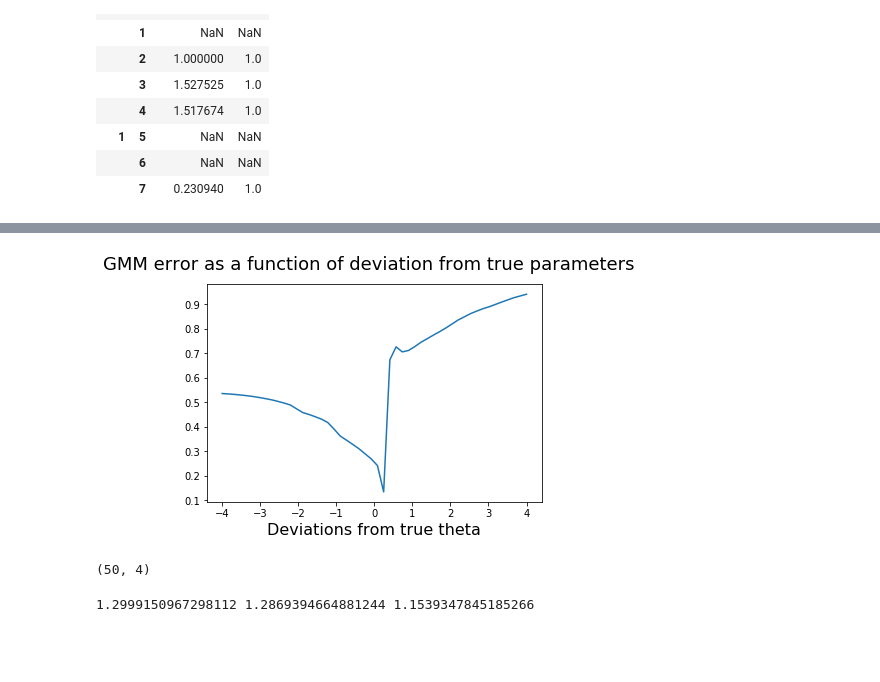
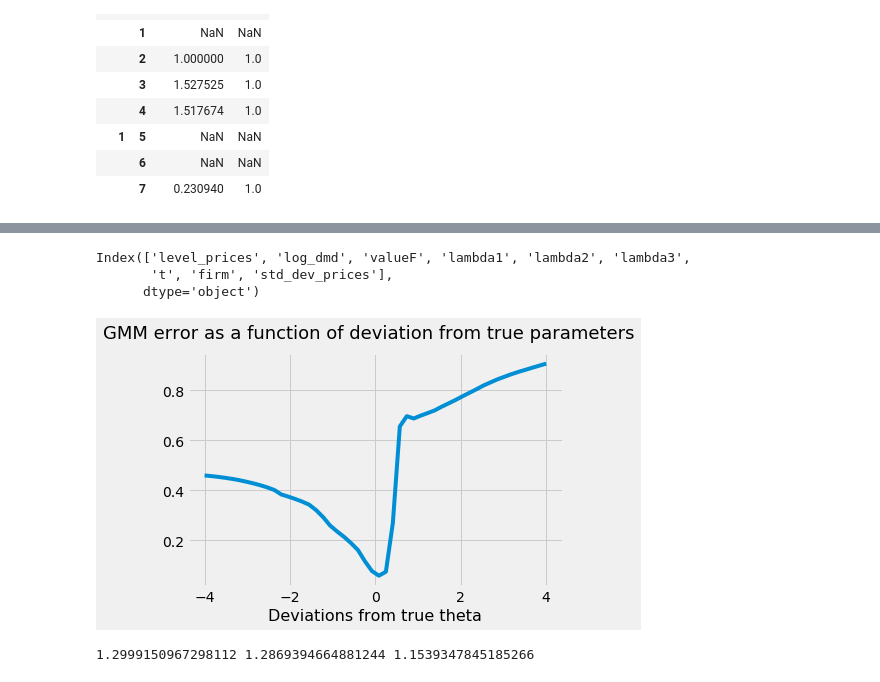
Before and after one commit to cdagnino/LearningModels, a Jupyter notebook: Notebooks/GMM_gym.ipynb, the cells around one changed output, grey strips where cells are left out. Saved outputs shown, nothing was run; the diff lists cells and outputs as text; code cells hidden in the pictures; blank space fills up the shorter version.

```diff
--- a/Notebooks/GMM_gym.ipynb
+++ b/Notebooks/GMM_gym.ipynb
@@ -126,18 +87,20 @@ lambdas_ext = src.generate_simplex_3dims(n_per_dim=
 #Interpolate policy (level price). valueF is already a function
 policyF = src.interpolate_wguess(lambdas_ext, policy)
 # %%
+dmd_shocks = src.generate_dmd_shocks(n=Nfirms, t=time_periods, dmd_σϵ=src.const.σ_ɛ)
+
 def many_runs(nfirms, **kwargs):
     dfs = []
     for firm_i in range(nfirms):
         df = src.simulate_one_firm(valueF, policyF,
-                                   maxt=time_periods,
-                                   lambda0=lambdas0[firm_i], **kwargs)
+                                   dmd_shocks=dmd_shocks[firm_i, :],
+                                   prior_shock=prior_shocks[firm_i],
+                                   x=xs[firm_i], θ=betas, **kwargs)
         df['firm'] = firm_i
         dfs.append(df)
 
     return pd.concat(dfs, axis=0)
 
-
 df = many_runs(Nfirms)
 # %% [markdown]
 ## Estimating $\theta$
@@ -183,10 +146,14 @@ std_devs = (df.groupby('firm').level_prices.rolling(window=4, min=3)
 df = pd.merge(df, std_devs, on=['firm', 't'], how='left')
 # %%
 
-def generate_mean_std_pricing_decisions(policyF, lambda0, min_periods=3):
+
+def generate_mean_std_pricing_decisions(policyF, lambdas_at_0, min_periods=3):
+    """
+    Lambdas0: starting priors for each of the N firms
+    """
     pricing_decision_dfs = []
-    for firm in df.firm.unique():
-        prices = src.generate_pricing_decisions(policyF, lambda0,
+    for i, firm in enumerate(df.firm.unique()):
+        prices = src.generate_pricing_decisions(policyF, lambdas_at_0[i],
                                        df[df.firm == firm].log_dmd.values)
         pricing_decision_dfs.append(pd.DataFrame({'level_prices': prices,
                                     'firm': np.repeat(firm, len(prices))
@@ -205,7 +172,8 @@ def generate_mean_std_pricing_decisions(policyF, lambda0, min_periods=3):
 
 
 
-avers = generate_mean_std_pricing_decisions(policyF, np.array([0.2, 0.6, 0.2]))
+avers = generate_mean_std_pricing_decisions(policyF, lambdas_at_0=lambdas0)
+plt.style.use('fivethirtyeight')
 plt.plot(avers)
 # %% [output]
 [<matplotlib.lines.Line2D at 0x...>]
@@ -213,48 +181,63 @@ plt.plot(avers)
+# %%
+df.columns
+# %% [output]
+Index(['level_prices', 'log_dmd', 'valueF', 'lambda1', 'lambda2', 'lambda3',
+       't', 'firm', 'std_dev_prices'],
+      dtype='object')
 # %%
-def std_moments_error(θ: np.ndarray, policyF, x, observed_log_dmd,
-                      mean_std_observed_prices, min_periods=3) -> float:
+#@njit()
+def from_theta_to_lambda_for_all_firms(θ, xs, prior_shocks=prior_shocks):
+    nfirms = len(xs)
+    lambdas0 = np.empty((nfirms, 3))
+    for firm_i in range(nfirms):
+        lambdas0[firm_i, :] = src.from_theta_to_lambda0(xs[i], θ,
+                                                       prior_shocks[i])
+
+    return lambdas0
+
+def std_moments_error(θ: np.ndarray, policyF,
+                      xs,
+                      mean_std_observed_prices, min_periods=3,
+                     df=None) -> float:
     """
     Computes the norm of the different between the observed moments and
     the moments predicted by the model + θ
 
     Moments: average (over firms) standard deviation for each time period
 
     x: characteristics of firms
     mean_std_observed_prices: mean (over firms) of standard deviation per t
     """
     #CHANGE THIS: Loop over different Xs! Each firm should have its own X
-    lambda0 = from_theta_to_lamba0(θ, x)
+    # Generate one lambda0 per firm
+    lambdas0 = from_theta_to_lambda_for_all_firms(θ, xs)
+
     mean_std_expected_prices = generate_mean_std_pricing_decisions(policyF,
-                                                lambda0, min_periods)
+                                                lambdas0, min_periods)
 
     return np.linalg.norm(mean_std_expected_prices.values
                           - mean_std_observed_prices.values)
 
 min_periods = 3
 
 mean_std_observed_prices = df.groupby('t').std_dev_prices.mean()[min_periods:]
 
 real_theta = np.array([-2, 3, 0.03, -2])
 
 error = []
 deviation = np.linspace(-4, 4, 50)
 thetas = real_theta + deviation[:, np.newaxis]
 
 for theta in thetas:
-    error.append(std_moments_error(theta, policyF, xs[3], 737, mean_std_observed_prices,
+    error.append(std_moments_error(theta, policyF, xs, mean_std_observed_prices,
                  min_periods=3))
 
 fig, ax = plt.subplots(1, 1)
 ax.plot(deviation, error)
 ax.set_xlabel("Deviations from true theta", size=16)
 fig.suptitle("GMM error as a function of deviation from true parameters", size=18);
 # %% [output]
-[figure, old version]
+[figure, new version]
-# %%
-thetas = real_theta +
-thetas.shape
-# %% [output]
-(50, 4)
 # %%
 def error(θ: np.ndarray, x, observed_log_dmd, observed_prices) -> float:
     lambda0 = from_theta_to_lamba0(θ, x)
```
Also changed, not shown: parts of 13 cells of this notebook, 4 other files.
